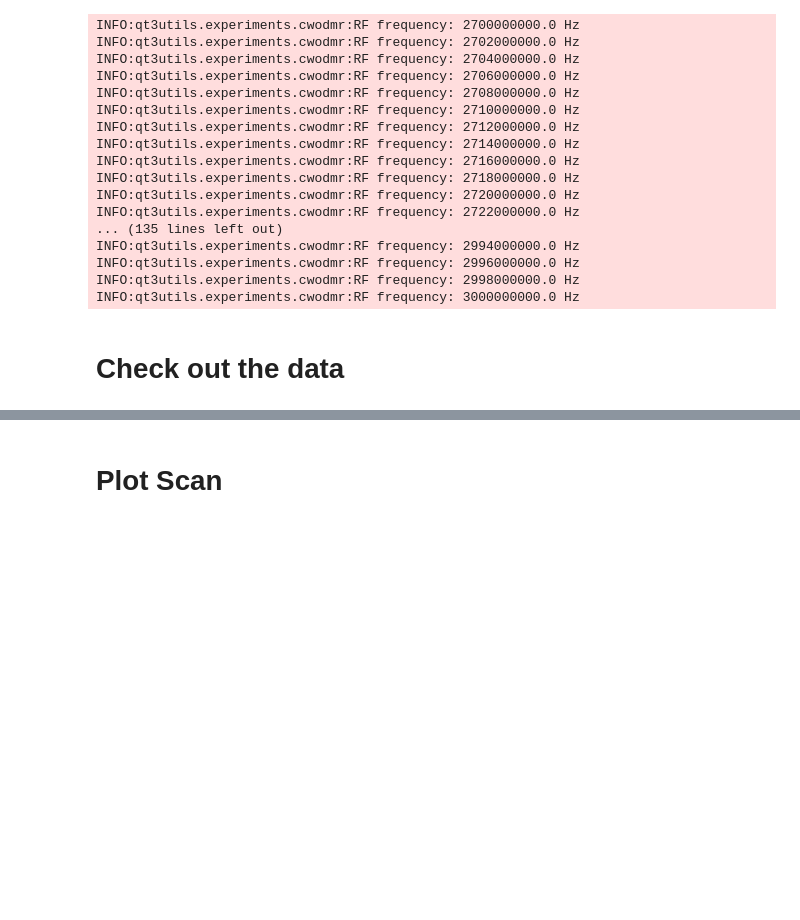
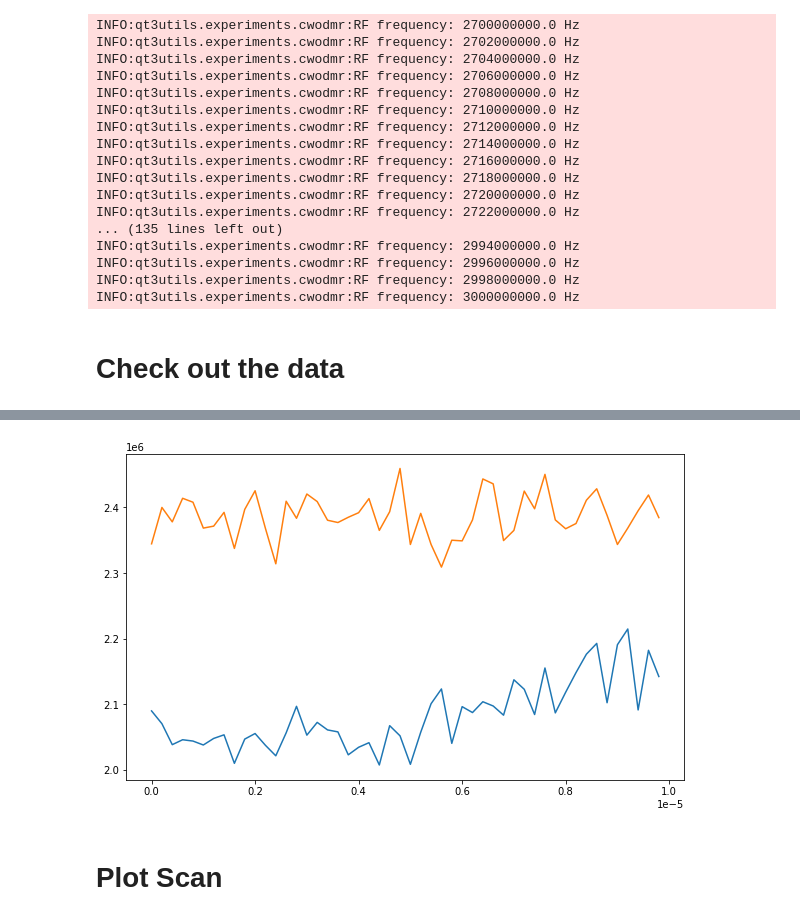
Before and after one commit to qt3uw/qt3-utils, a Jupyter notebook: examples/default_cwodmr.ipynb, the cells around one changed output, grey strips where cells are left out. Drawn from its saved outputs; the diff is of its cells as text; code cells hidden in the pictures; blank space fills up the shorter version.

```diff
--- a/examples/default_cwodmr.ipynb
+++ b/examples/default_cwodmr.ipynb
@@ -125,3 +125,19 @@ for scan in scan_data[::5]:
+# %%
+def plot_frequency(scan_data,  freq = 2870e6):
+    frequencies = np.array([x[0] for x  in scan_data ])
+    res_index = np.where(np.isclose(frequencies,freq))
+    scan = scan_data[int(res_index[0])]
+    plot_trace(scan[1], cwodmr.N_cycles, clock_rate = 1./cwodmr.clock_period, label = scan[0])
+# %%
+fig, ax = plt.subplots(figsize=(10,6))
+
+# on resonance
+plot_frequency(scan_data, 2870e6)
+
+# off resonance
+plot_frequency(scan_data, 2900e6)
+# %% [output]
+[figure, added]
 # %% [markdown]
 # Plot Scan
 # %%
```
Also changed, not shown: parts of 3 cells of this notebook, 2 other files.
